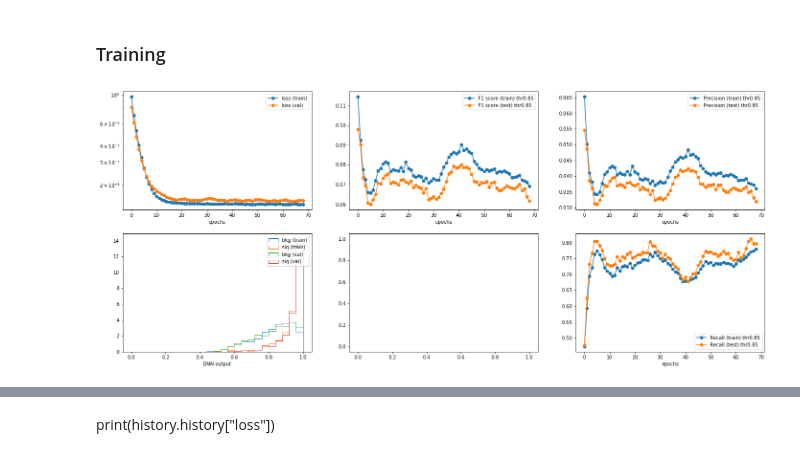
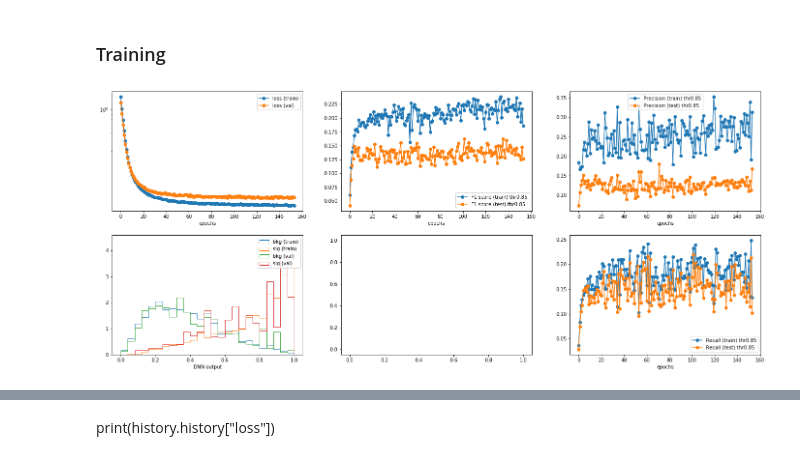
Before and after one commit to BiancaPinolini/ML_classification, a Jupyter notebook: Training-Reweight.ipynb, the cells around one changed output, grey strips where cells are left out. Cells and saved outputs as stored; diff of their text form; code cells hidden in the pictures.

```diff
--- a/Training-Reweight.ipynb
+++ b/Training-Reweight.ipynb
@@ -9,8 +9,8 @@ config = {
     "plot_config":     "VBSOS",
     "cut":             "sr",
     "samples_version": "DNN_v7/top_WW_loose/highZ/train",
-    "model_version":   "new_DNN/highZ/v15",
-    "model_tag":       "5l_64n_l2_batchnorm_relu",
+    "model_version":   "new_DNN/highZ/other_model/v7",
+    "model_tag":       "2l_32n_l2_batchnorm_relu",
     "cols": [
             'mjj',
             'jetpt1',
@@ -19,7 +19,7 @@ config = {
             'ptll',
 #             'dR_jl1',
 #             'dR_jl2',
-#             'qgl_forward',
+            'qgl_forward',
             'qgl_central',
 #             'jetpt2',
 #             'Zepp1',
@@ -34,7 +34,7 @@ config = {
     "test_size": 0.2,
     "val_size": 0.0,
     "optimizer": "adam",
-    "batch_size": 700
+    "batch_size": 32
 }
 # %%
 import os
@@ -70,8 +70,8 @@ signal = signal.dropna()
 # %% [markdown]
 ## Reweight for mjj
 # %%
-signal["weight_norm"] = (signal['mjj']<2000)*signal["weight_norm"]+(signal['mjj']>=2000)*(signal['mjj']/2000)*signal["weight_norm"]
-bkg["weight_norm"] = (bkg['mjj']<2000)*bkg["weight_norm"]+(bkg['mjj']>=2000)*(bkg['mjj']/2000)*bkg["weight_norm"]
+signal["weight_norm"] = (signal['mjj']<2000)*signal["weight_norm"]+(signal['mjj']>=2000)*5*(signal['mjj']/2000)*signal["weight_norm"]
+bkg["weight_norm"] = (bkg['mjj']<2000)*bkg["weight_norm"]+(bkg['mjj']>=2000)*5*(bkg['mjj']/2000)*bkg["weight_norm"]
 # %% [raw]
 signal[["weight_","mjj"]]
 # %% [raw]
@@ -116,14 +116,21 @@ Val dataset:  (3683, 5)
 # %%
 import dnn_models
 import tensorflow as tf
+import keras
 
 print(config["model_tag"])
 model = dnn_models.get_model(config["model_tag"], X_train.shape[1])
 
-model.compile(optimizer=config["optimizer"],
+opt = keras.optimizers.Adam(lr=0.0001)
+
+model.compile(optimizer=opt,
             loss='binary_crossentropy',
             metrics=['accuracy'])
 
+# model.compile(optimizer=config["optimizer"],
+#             loss='binary_crossentropy',
+#             metrics=['accuracy'])
+
 model.summary()
 # %% [output]
 Using TensorFlow backend.
@@ -193,7 +200,7 @@ start_time = time.time()
 from tensorflow.keras.callbacks import EarlyStopping
 
 early_stopping = EarlyStopping(monitor='val_loss',
-                            min_delta=0.0008, patience=30, verbose=0, mode='auto',
+                            min_delta=0.0002, patience=30, verbose=0, mode='auto',
                             baseline=None, restore_best_weights=True)
 # %% [markdown]
 ### Learning rate scheduler
@@ -232,15 +239,16 @@ cycl = cyclical_learning_rate.CyclicLR(base_lr=lr_base,
 # %%
 config["epochs"] = 200
 # %%
-history = model.fit_generator(
-            training_generator,
+history = model.fit(
+            X_train, y_train,
+            sample_weight = W_train,
             epochs=config["epochs"],
-            steps_per_epoch  = steps_per_epoch_train,
-            validation_data  = validation_generator,
-            validation_steps = steps_per_epoch_val,
-            callbacks=[plot_losses, early_stopping]#, cycl]
-            )
+            validation_data  = (X_test, y_test, W_test),
+            callbacks=[plot_losses, early_stopping],
+            shuffle = True,
+            batch_size= config["batch_size"]
+        )
 
 config["train_time"] = time.time() - start_time
 # %% [output]
-[figure, old version]
+[figure, new version]
```
Also changed, not shown: parts of 9 cells of this notebook, 1 other file.
